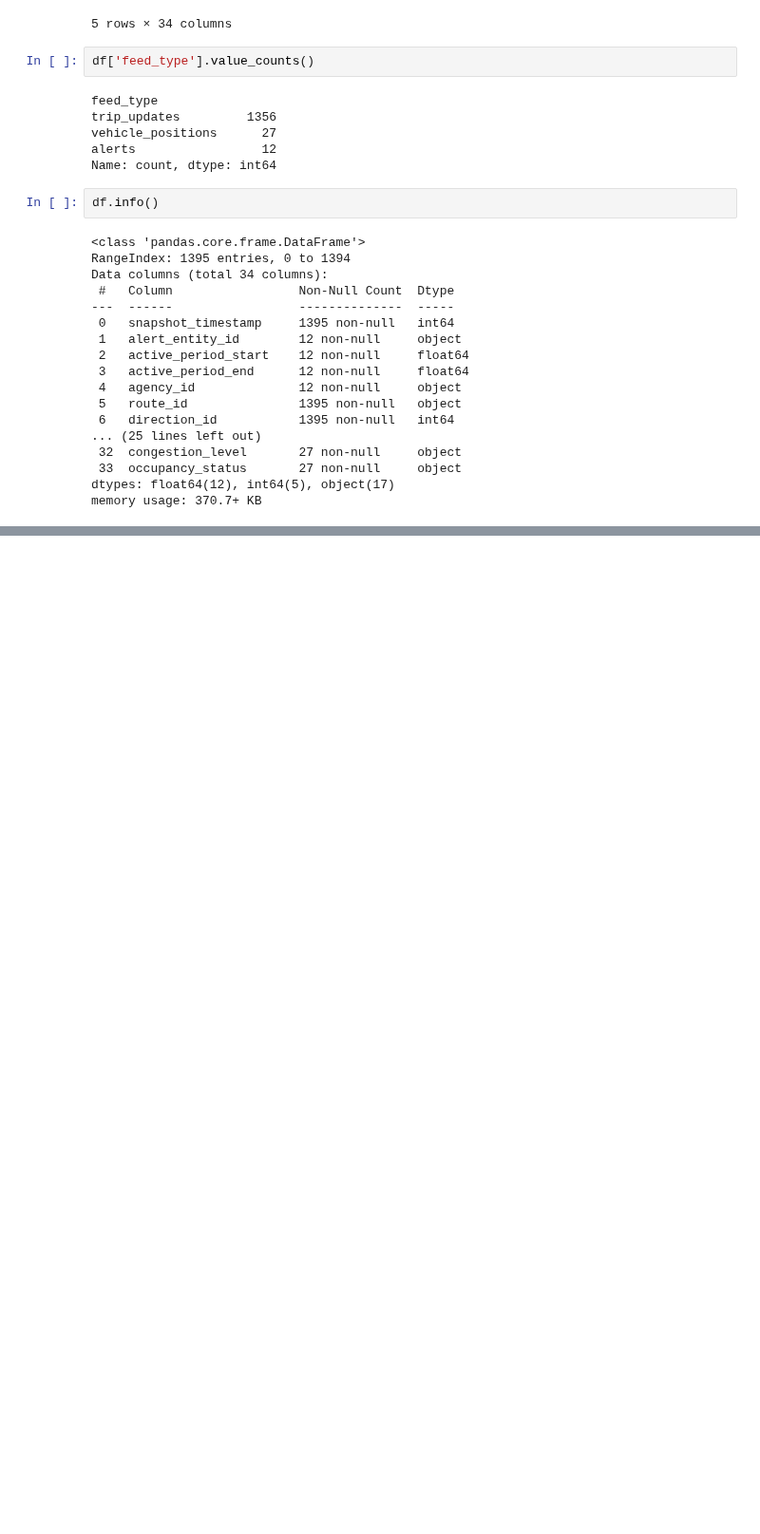
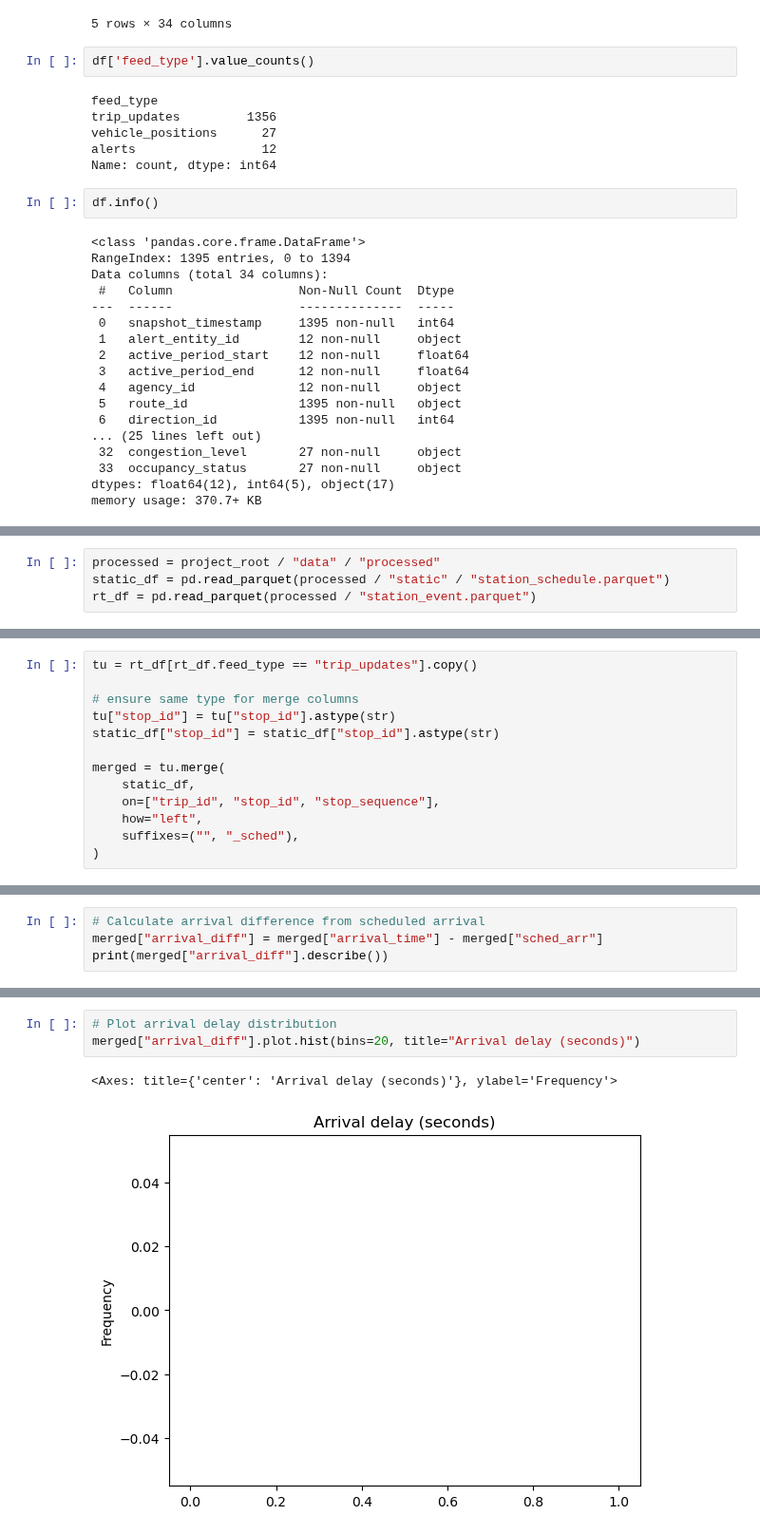
Before and after one commit to LuisMartinParraMorales/metro_disruptions_intelligence, a Jupyter notebook: notebooks/00_etl_smoke_test.ipynb, the cells around one changed output, grey strips where cells are left out. Shown at 95% size. Drawn from its saved outputs; the diff is of its cells as text; blank space fills up the shorter version.

Commit message:
old GTFS data

```diff
--- a/notebooks/00_etl_smoke_test.ipynb
+++ b/notebooks/00_etl_smoke_test.ipynb
@@ -60,0 +87,4 @@ memory usage: 370.7+ KB
+# %%
+processed = project_root / "data" / "processed"
+static_df = pd.read_parquet(processed / "static" / "station_schedule.parquet")
+rt_df = pd.read_parquet(processed / "station_event.parquet")
@@ -60,0 +120,13 @@ memory usage: 370.7+ KB
+# %%
+tu = rt_df[rt_df.feed_type == "trip_updates"].copy()
+
+# ensure same type for merge columns
+tu["stop_id"] = tu["stop_id"].astype(str)
+static_df["stop_id"] = static_df["stop_id"].astype(str)
+
+merged = tu.merge(
+    static_df,
+    on=["trip_id", "stop_id", "stop_sequence"],
+    how="left",
+    suffixes=("", "_sched"),
+)
@@ -60,0 +153,4 @@ memory usage: 370.7+ KB
+# %%
+# Calculate arrival difference from scheduled arrival
+merged["arrival_diff"] = merged["arrival_time"] - merged["sched_arr"]
+print(merged["arrival_diff"].describe())
@@ -60,0 +167,6 @@ memory usage: 370.7+ KB
+# %%
+# Plot arrival delay distribution
+merged["arrival_diff"].plot.hist(bins=20, title="Arrival delay (seconds)")
+# %% [output]
+<Axes: title={'center': 'Arrival delay (seconds)'}, ylabel='Frequency'>
+[figure, added]
```
Also changed, not shown: parts of 14 cells of this notebook.
